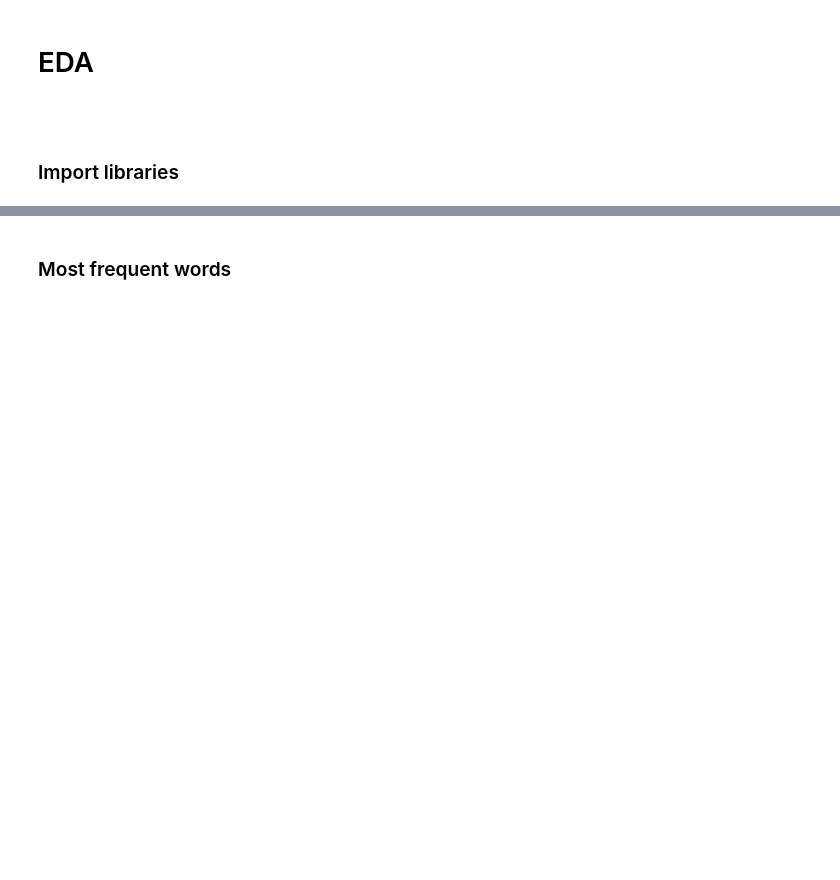
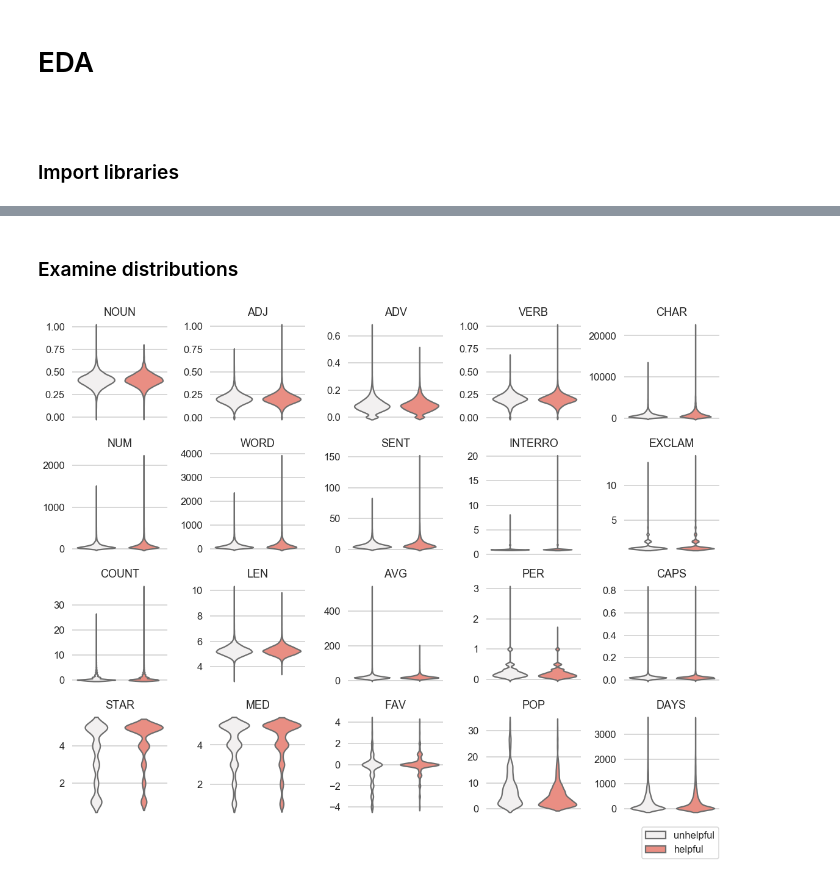
Before and after one commit to thisiselliot/HelpingAmazonReviewers, a Jupyter notebook: eda.ipynb, the cells around one changed output, grey strips where cells are left out. Cells and saved outputs as stored; diff of their text form; code cells hidden in the pictures; blank space fills up the shorter version.

```diff
--- a/eda.ipynb
+++ b/eda.ipynb
@@ -77,3 +79,0 @@ df.head(3)
-# %% [markdown]
-
-### Most frequent words
@@ -86,0 +80,42 @@ unhelpful_review_vocab_freqdist = FreqDist(unhelpful_review_vocab)
+# %% [markdown]
+
+### Examine distributions
+# %%
+# plot feature distributions for helpful and unhelpful reviews
+sns.set_style('whitegrid')
+sns.set_context("talk")
+
+fig, ax = plt.subplots(nrows=4, ncols=5, figsize=(19,15), facecolor='w')
+plt.subplots_adjust(wspace=.45, hspace=.25)
+sns.despine(bottom = True, left = True)
+
+
+r = c = 0
+for col in cols[3:]:
+    sns.violinplot(data=df, y=df[col], x=df.TARGET,
+                   ax=ax[r][c], legend_out = True,
+                   inner=None, palette='light:salmon').set_title(col)
+
+# ax[r][c].set_ylim(ymin=None, ymax=df[col].quantile(.995))
+    ax[r][c].set_xticks([])
+    ax[r][c].set_xlabel('')
+    ax[r][c].set_ylabel('')
+
+    if c != 4:
+        c += 1
+    else:
+        r += 1
+        c = 0
+
+# sns.violinplot(data=df, y=df.DAYS, x=df.TARGET, ax=ax[3][4], inner=None, palette='light:salmon')
+
+# ax[3][4].set_xticks([])
+# ax[3][4].set_xlabel('')
+# ax[3][4].set_ylabel('')
+# ax[3][4].set_title('DAYS')
+ax[3][4].legend(labels=['unhelpful','helpful'], bbox_to_anchor=(1.05, -0.05))
+
+plt.savefig(fname='images/density', bbox_inches='tight', pad_inches=0.1)
+plt.show()
+# %% [output]
+[figure, added]
```
Also changed, not shown: parts of 18 cells of this notebook, 12 other files.
